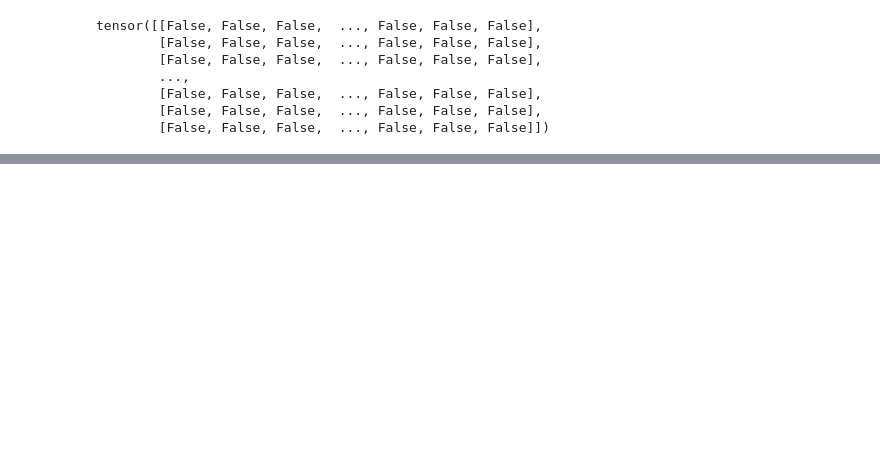
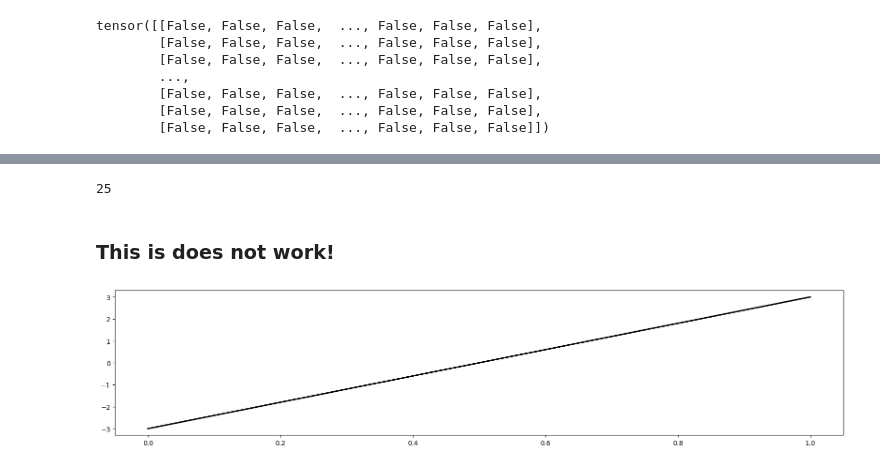
Before and after one commit to h2oduct/nn-zero-to-hero, a Jupyter notebook: lectures/makemore/self_makemore_part3_bn.ipynb, the cells around one changed output, grey strips where cells are left out. Saved outputs shown, nothing was run; the diff lists cells and outputs as text; code cells hidden in the pictures; blank space fills up the shorter version.

```diff
--- a/lectures/makemore/self_makemore_part3_bn.ipynb
+++ b/lectures/makemore/self_makemore_part3_bn.ipynb
@@ -1120,0 +1164,16 @@ layer.__class__.__name__
+# %%
+# plt.close()
+
+for cnt, p in enumerate(parameters):
+    if p.dim() == 2:
+        t = p.grad.mean() / p.data.mean()
+        name = layer.__class__.__name__
+        print(f"layer {cnt}; name: {name}; shape: {p.shape}; mean {p.mean():0.4f}; std: {p.std():0.4f}; grad:data ratio: {p.grad.mean() / p.data.mean():0.2f}%")
+        # hy, hx = torch.histogram(t, density=True)
+        # plt.hist(t.detach())
+        # plt.title("Visualize Tanh Grads")
+        # plt.plot(hx[:-1].detach(), hy.detach(), label=f"layer {cnt}")
+        # break
+
+# plt.grid(True)
+# plt.legend()
@@ -1120,0 +1188,18 @@ layer.__class__.__name__
+# %%
+len(parameters)
+# %% [output]
+25
+# %% [markdown]
+### This is does not work!
+# %%
+plt.figure(figsize=(20, 4))
+legends = []
+for i, p in enumerate(parameters):
+    if p.dim == 2:
+        # plt.plot([ud[j][i] for j in range(len(ud))])
+        plt.plot(ud[i])
+
+    plt.plot([0, len(ud)], [-3, 3], "k")
+plt.show()
+# %% [output]
+[figure, added]
```
Also changed, not shown: parts of 17 cells of this notebook.
